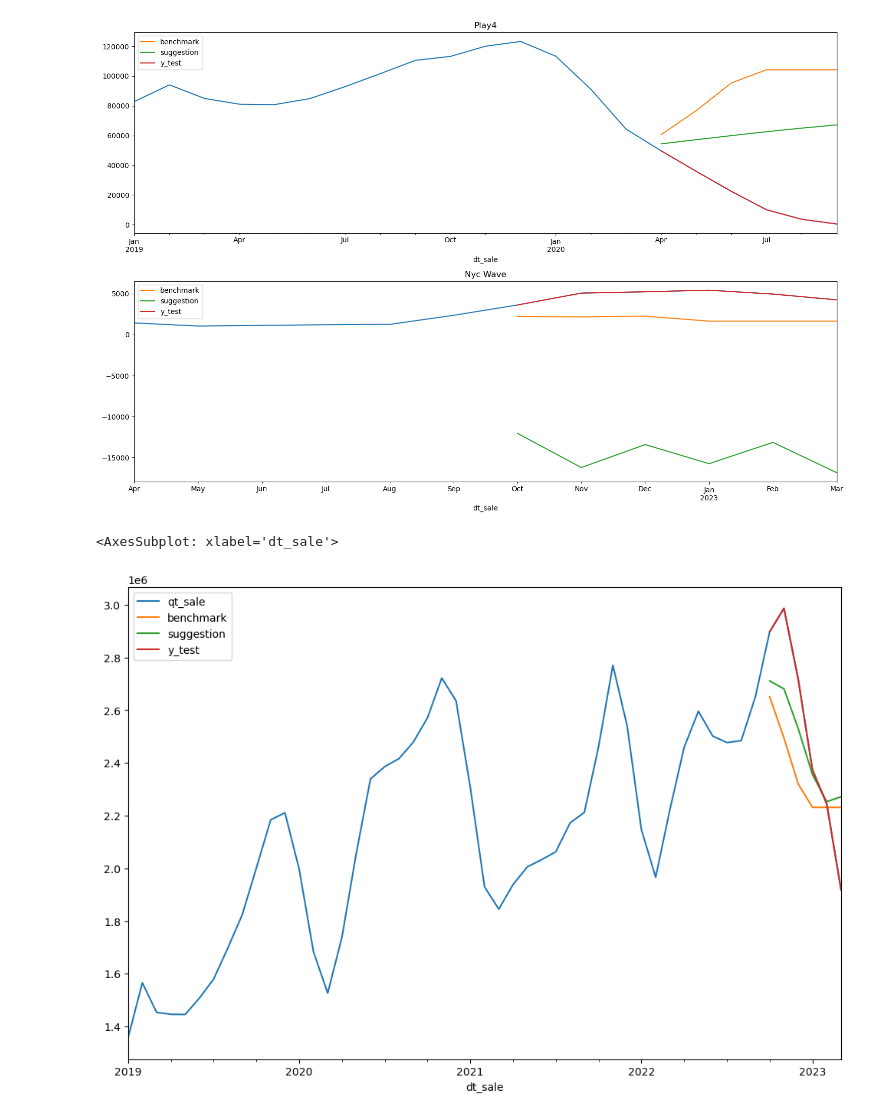
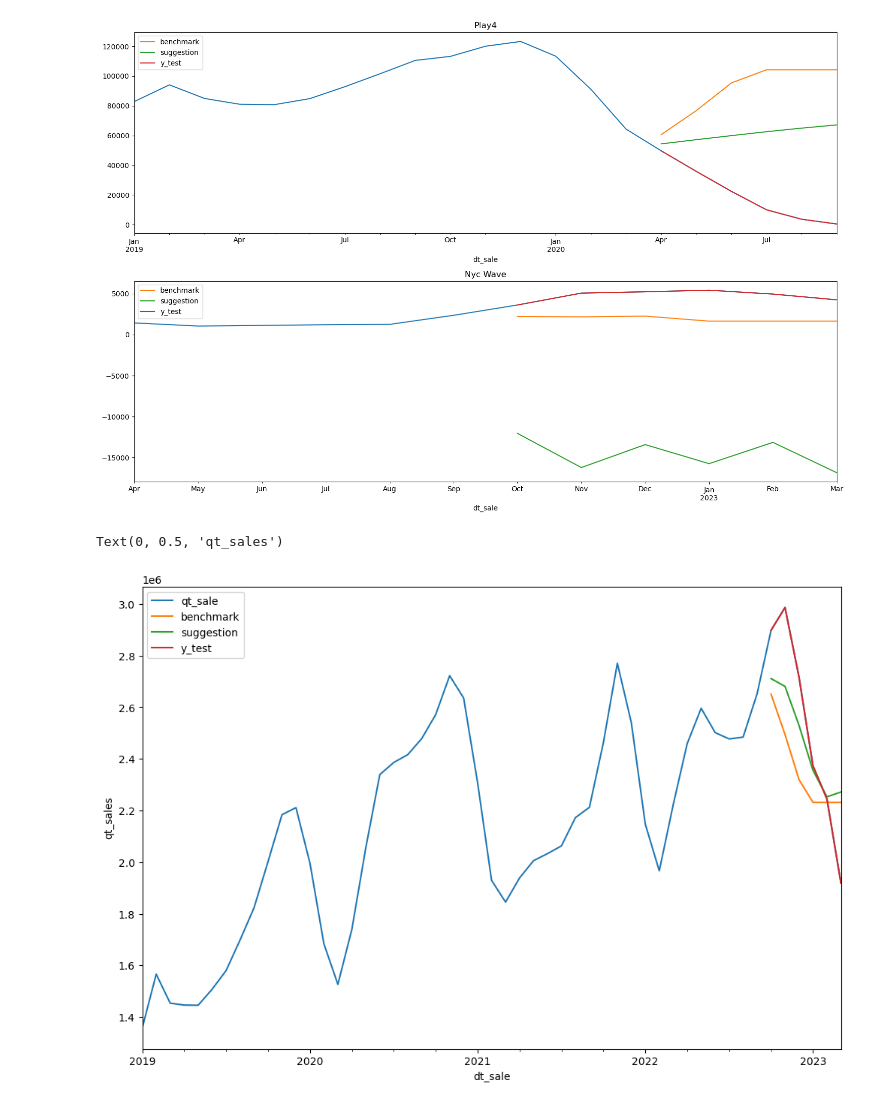
Before and after one commit to felipewhitaker/vai-conecta, a Jupyter notebook: src/model/notebook.ipynb, the cells around one changed output. Cells and saved outputs as stored; diff of their text form; code cells hidden in the pictures.

```diff
--- a/src/model/notebook.ipynb
+++ b/src/model/notebook.ipynb
@@ -430,6 +430,7 @@ plt.show()
 # %%
 month_sum = pd.DataFrame({(ikey, okey): ivalue for okey, idict in results.items() for ikey, ivalue in idict.items()}).iloc[6:].groupby(level = 0, axis = 1).sum()
 sdata.groupby("dt_sale").sum().join(month_sum).plot()
+plt.ylabel("qt_sales")
 # %% [output]
-<AxesSubplot: xlabel='dt_sale'>
+Text(0, 0.5, 'qt_sales')
-[figure, old version]
+[figure, new version]
```
